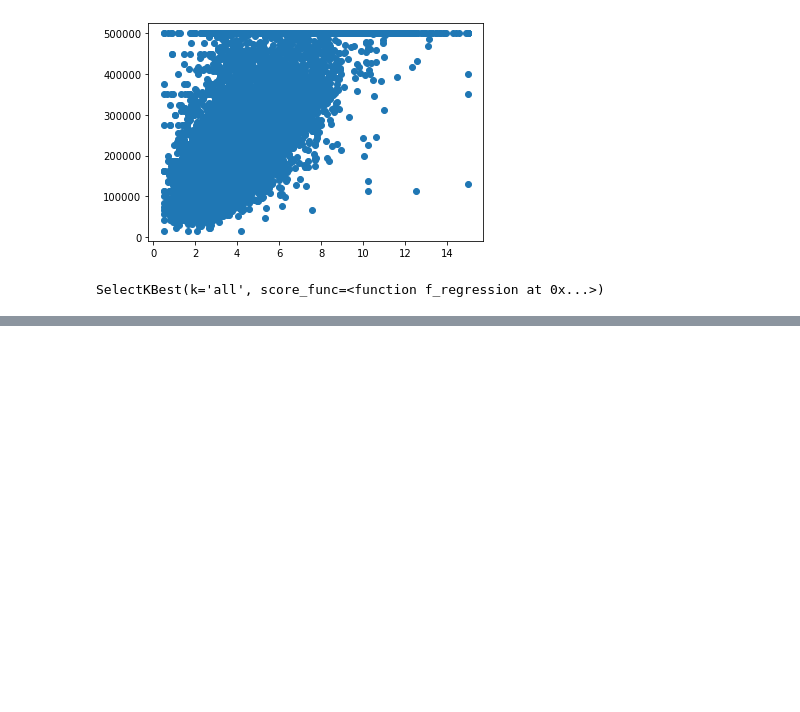
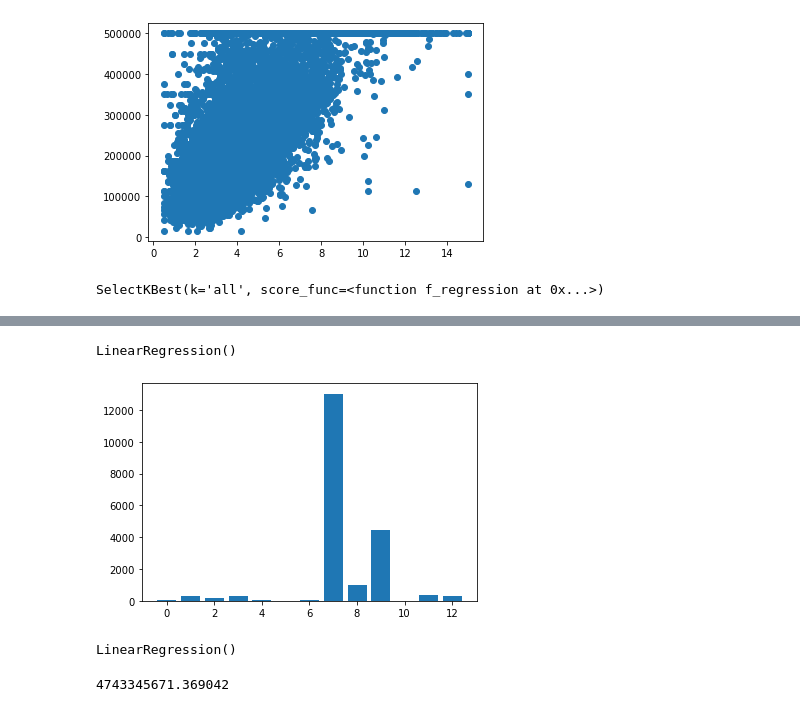
Before and after one commit to GusarovAS/Gason_team, a Jupyter notebook: Untitled.ipynb, the cells around one changed output, grey strips where cells are left out. Saved outputs shown, nothing was run; the diff lists cells and outputs as text; code cells hidden in the pictures; blank space fills up the shorter version.

```diff
--- a/Untitled.ipynb
+++ b/Untitled.ipynb
@@ -130,0 +129,7 @@ test_data = pd.read_csv('housing_test.csv')
+# %%
+test_data = pd.read_csv('housing_test.csv')
+test_data_numeric_mean = test_data[numeric_cols].fillna(value = np.mean(test_data[numeric_cols]))
+encoded_data = encoder.fit_transform(test_data[categorical_cols].T.to_dict().values())
+scaler = StandardScaler()
+scaler.fit(test_data_numeric_mean)
+all_data = np.hstack((scaler.transform(test_data_numeric_mean), encoded_data))
@@ -130,0 +144,13 @@ test_data = pd.read_csv('housing_test.csv')
+# %%
+data_numeric_mean = data[numeric_cols].fillna(value = np.mean(data[numeric_cols]))
+scaler.fit(data_numeric_mean)
+data_numeric_mean_scaled = scaler.transform(data_numeric_mean)
+
+encoder = DV(sparse = False)
+encoded_data = encoder.fit_transform(data[categorical_cols].T.to_dict().values())
+data_mean = np.hstack((data_numeric_mean_scaled, encoded_data))
+y = data['median_house_value']
+(X_mean_train, X_mean_test, y_train, y_test) = train_test_split(data_mean, y,
+                                     test_size=0.3)
+# %%
+reg.fit(data_mean, y)
@@ -130,0 +176,5 @@ test_data = pd.read_csv('housing_test.csv')
+# %%
+from sklearn.feature_selection import SelectKBest
+from sklearn.feature_selection import f_regression
+#X_i = [SelectKBest(chi2, k = i).fit_tranform(data_mean, y) for i in range(1, 13)]
+fs = SelectKBest(f_regression, k = 'all').fit(data_mean, y)
@@ -130,0 +183,9 @@ test_data = pd.read_csv('housing_test.csv')
+# %%
+reg.fit(data_mean_fs, y)
+# %% [output]
+LinearRegression()
+# %%
+plt.bar([i for i in range(len(fs.scores_))], fs.scores_)
+plt.show()
+# %% [output]
+[figure, added]
@@ -130,0 +195,10 @@ test_data = pd.read_csv('housing_test.csv')
+# %%
+reg.fit(data_mean, y)
+# %% [output]
+LinearRegression()
+# %%
+from sklearn.metrics import mean_squared_error
+mean_squared_error(y, reg.predict(data_mean))
+#reg.predict(data_mean_fs)
+# %% [output]
+4743345671.369042
```
Also changed, not shown: parts of 24 cells of this notebook.
